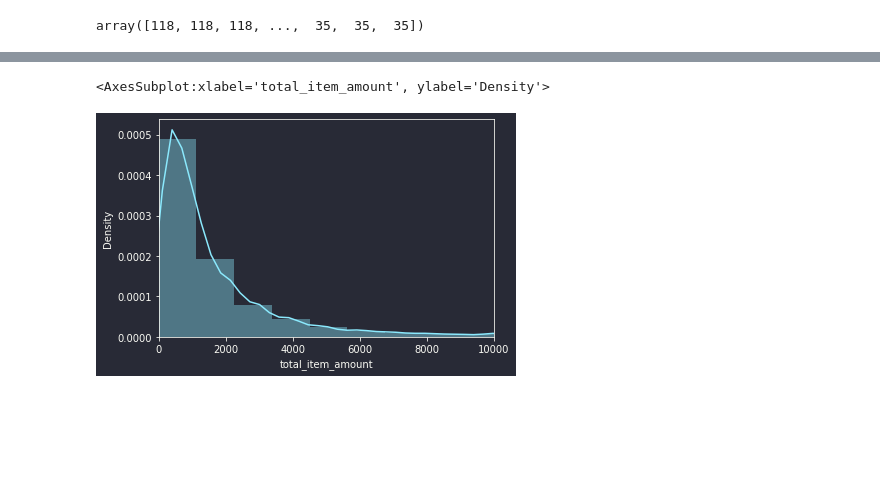
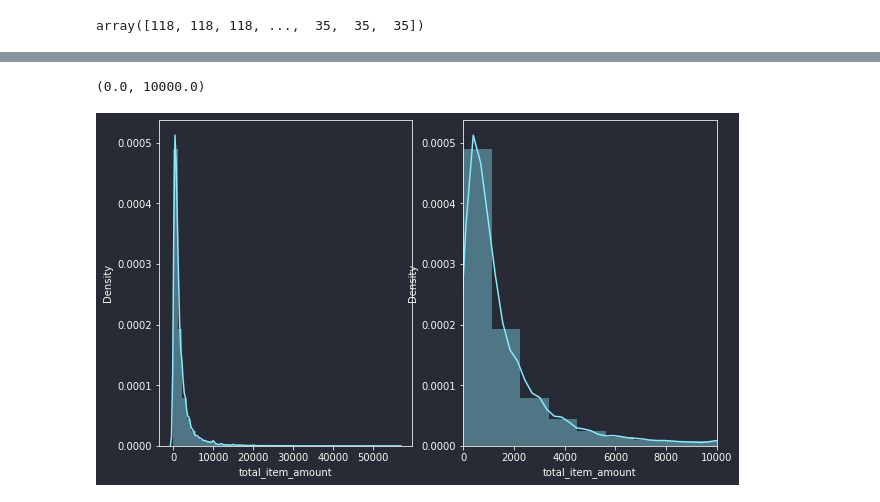
Before and after one commit to lyraxvincent/insurance-claims-prediction, a Jupyter notebook: 2.Feature Engineering, test various algorithms.ipynb, the cells around one changed output, grey strips where cells are left out. Saved outputs shown, nothing was run; the diff lists cells and outputs as text; code cells hidden in the pictures; blank space fills up the shorter version.

```diff
--- a/2.Feature Engineering, test various algorithms.ipynb
+++ b/2.Feature Engineering, test various algorithms.ipynb
@@ -90,6 +79,8 @@ data
-# %%
-plt.xlim([0, 10000])
-sns.distplot(data.total_item_amount)
-# %% [output]
-<AxesSubplot:xlabel='total_item_amount', ylabel='Density'>
-[figure, removed]
+# %%
+fig, ax = plt.subplots(1, 2, figsize=(10,6))
+sns.distplot(data.total_item_amount, ax=ax[0])
+sns.distplot(data.total_item_amount, ax=ax[1])
+ax[1].set_xlim([0, 10000])
+# %% [output]
+(0.0, 10000.0)
+[figure, added]
```
Also changed, not shown: parts of 17 cells of this notebook.
